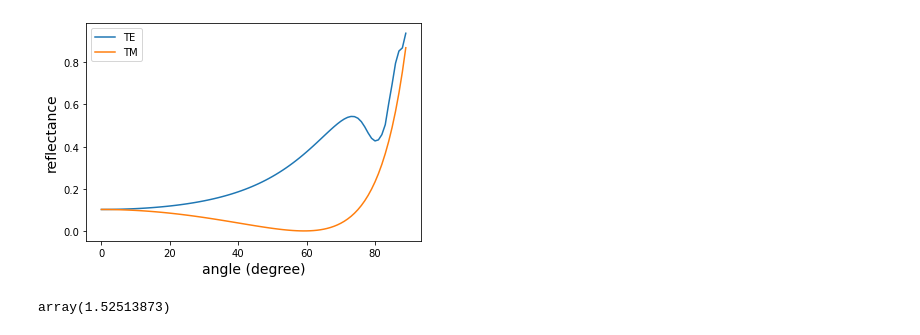
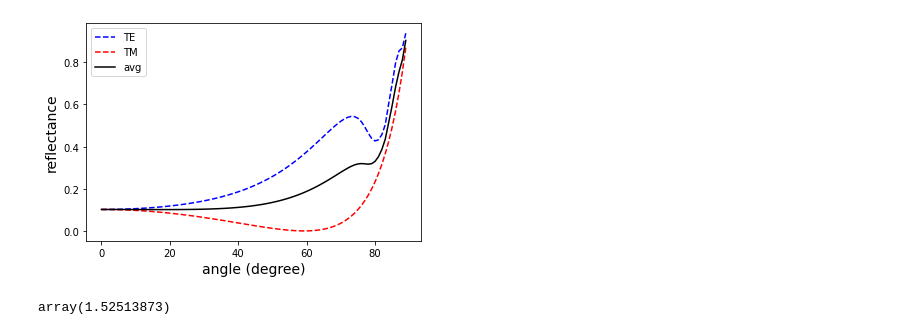
Before and after one commit to Yoway1994/ThinFilm, a Jupyter notebook: probation_fig.ipynb, the cells around one changed output. Cells and saved outputs as stored; diff of their text form; code cells hidden in the pictures.

```diff
--- a/probation_fig.ipynb
+++ b/probation_fig.ipynb
@@ -21,18 +17,28 @@ wl = np.linspace(400, 700, 100000)
 # %%
+TE = []
+TM = []
+Ravg = []
+angle = []
+wl = np.linspace(400, 700, 50)
+
 model = tm.Design([air, SiO2, SiN, sodalime], [None, 20, 20, None])
 for a in range(0, 90):
-    TE.append(sum(model.reflectance(x, a, 'S'))/50)
-    TM.append(sum(model.reflectance(x, a, 'P'))/50)
+    S = sum(model.reflectance(wl, a, 'S'))/np.size(wl)
+    P = sum(model.reflectance(wl, a, 'P'))/np.size(wl)
+    TE.append(S)
+    TM.append(P)
+    Ravg.append((S+P)/2)
     angle.append(a)
-plt.plot(angle, TE, label = 'TE')
-plt.plot(angle, TM, label = 'TM')
+plt.plot(angle, TE, 'b--', label = 'TE')
+plt.plot(angle, TM, 'r--', label = 'TM')
+plt.plot(angle, Ravg, 'k', label = 'avg')
 plt.legend(loc = 'best')
 plt.xlabel('angle (degree)', fontsize=14)
 plt.ylabel('reflectance', fontsize=14)
-#plt.savefig('abg.png')
+plt.savefig('abg.png')
 plt.show()
 # %% [output]
-[figure, old version]
+[figure, new version]
 # %%
 x = 550
 ITO.nvalues(550)
```
Also changed, not shown: parts of 6 cells of this notebook.
